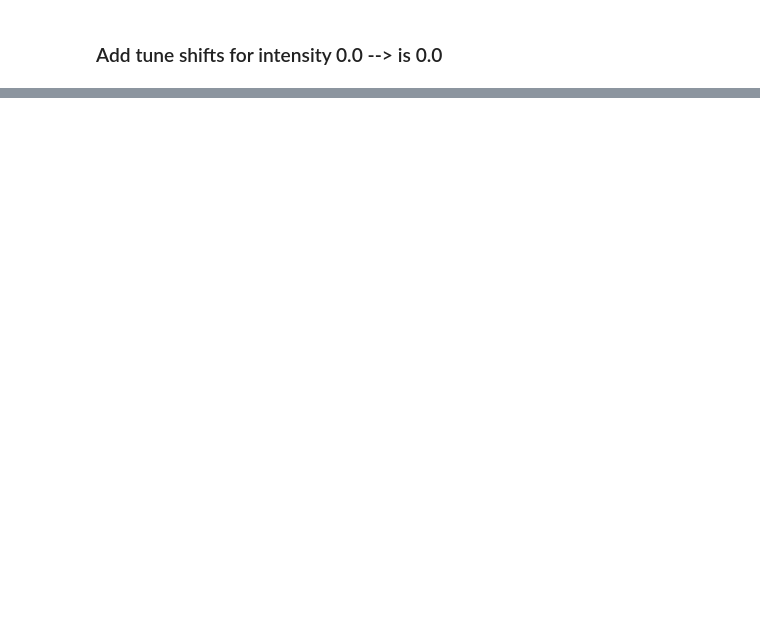
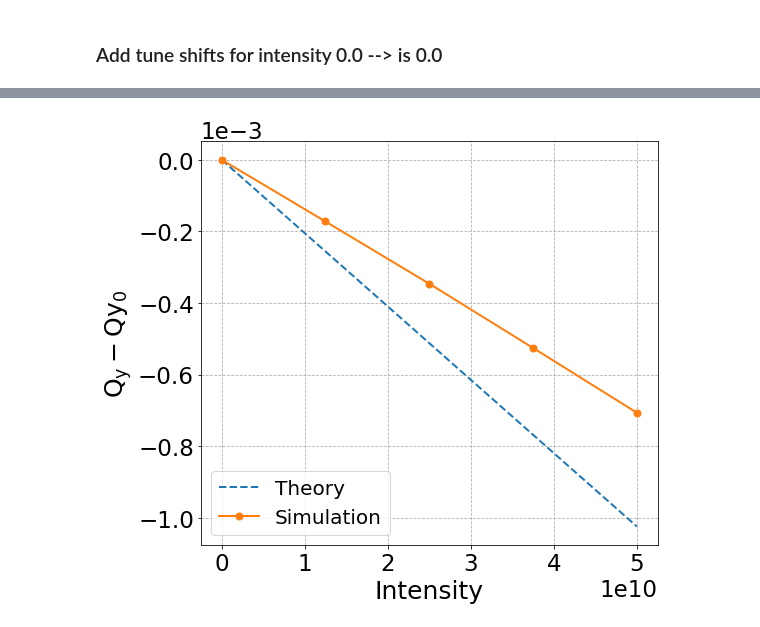
Before and after one commit to natriant/cc_rf_noise_pyheadtail, a Jupyter notebook: run_simulation/run_PyHEADTAIL_no_htcondor/impedance_studies/SPSheadtail_tune_shift_with_impedance-simple.ipynb, the cells around one changed output, grey strips where cells are left out. Saved outputs shown, nothing was run; the diff lists cells and outputs as text; code cells hidden in the pictures; blank space fills up the shorter version.

```diff
--- a/run_simulation/run_PyHEADTAIL_no_htcondor/impedance_studies/SPSheadtail_tune_shift_with_impedance-simple.ipynb
+++ b/run_simulation/run_PyHEADTAIL_no_htcondor/impedance_studies/SPSheadtail_tune_shift_with_impedance-simple.ipynb
@@ -347,0 +363,38 @@ if savefig:
+# %%
+DQy_coherent_theory = pickle.load(open('Qy_coherent_vs_Intensity_Chao_QpyQpx0.0_steps_270GeV_Q26Complete2018_dipolQuads_tau1_7ns.pkl', 'rb'))
+DQx_coherent_theory = pickle.load(open('Qx_coherent_vs_Intensity_Chao_QpyQpx0.0_steps_270GeV_Q26Complete2018_dipolaNDQuads_tau1_7ns.pkl', 'rb'))
+# %%
+Qy_coherent_simulation = pickle.load(open('Qy_coherent_vs_Intensity_6D_ayy0.0_wakesON_QpyQpx0_initialOffset15e-2sigmaxy_tau1_7ns.pkl', 'rb'))
+Qx_coherent_simulation = pickle.load(open('Qx_coherent_vs_Intensity_6D_ayy0.0_wakesON_Qpy0_initialOffset15e-2sigmaxy_tau1_7ns.pkl', 'rb'))
+# %%
+DQy_list_theory, DQx_list_theory = [], []
+Qy_list_simulation, Qx_list_simulation = [], []
+
+for intensity in intensity_list:
+    DQy_list_theory.append(DQy_coherent_theory[f'intensity {intensity}'])
+    DQx_list_theory.append(DQx_coherent_theory[f'intensity {intensity}'])
+    Qy_list_simulation.append(Qy_coherent_simulation[f'intensity {intensity}'])
+    Qx_list_simulation.append(Qx_coherent_simulation[f'intensity {intensity}'])
+# %%
+fig, ax = plt.subplots()
+
+ax.plot(intensity_list, DQy_list_theory, '--', c='C0', label='Theory')
+ax.plot(intensity_list, np.array(Qy_list_simulation)-0.18, '-o', c='C1', label='Simulation')
+
+ax.set_ylabel(r'$\mathrm{Q_y-Q{y_0}}$')
+ax.set_xlabel('Intensity')
+
+ax.ticklabel_format(axis='y', style='sci', scilimits=(0,0))
+ax.grid(linestyle='dashed')
+ax.legend(loc=3)
+
+plt.tight_layout()
+
+# axis limits
+#ax.set_ylim(-7e-4, 3e-4)#3e-5
+
+savefig = False
+if savefig:
+    plt.savefig(f'DQy_vs_Intensity_Q26wakes_ayy{app_y}_QpxQpy{Qp_x}_sigmaz{sigma_z}_vsSacherer.png', bbox_inches='tight')
+# %% [output]
+[figure, added]
```
Also changed, not shown: parts of 13 cells of this notebook, 35 other files.
